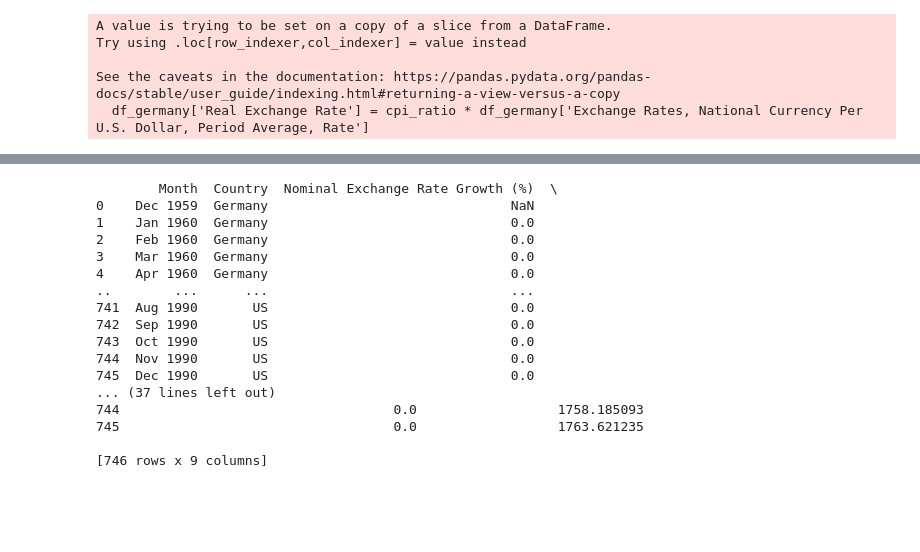
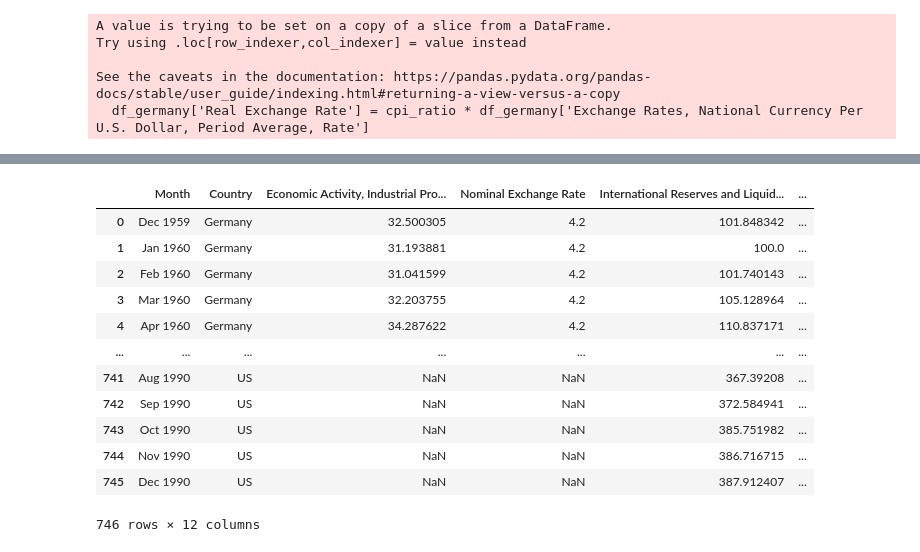
Before and after one commit to EC1B1-Macro-Project/Germany_Coursework, a Jupyter notebook: code /NB01-cleaning.ipynb, the cells around one changed output, grey strips where cells are left out. Cells and saved outputs as stored; diff of their text form; code cells hidden in the pictures; blank space fills up the shorter version.

```diff
--- a/code /NB01-cleaning.ipynb
+++ b/code /NB01-cleaning.ipynb
@@ -124,3 +129,41 @@ merged_df['International Reserves Index'] = (merged_df['International Reserves a
+# %%
+# Find the base value of international reserves for January 1960 separately for Germany & US
+germany_base_reserves = merged_df.loc[
+    (merged_df["Country"] == "Germany") & (merged_df["Month"] == "Jan 1960"),
+    "International Reserves and Liquidity, Reserves, Official Reserve Assets, US Dollar"
+].values[0]
+
+us_base_reserves = merged_df.loc[
+    (merged_df["Country"] == "US") & (merged_df["Month"] == "Jan 1960"),
+    "International Reserves and Liquidity, Reserves, Official Reserve Assets, US Dollar"
+].values[0]
+
+# Compute the International Reserves Index for Germany
+merged_df.loc[merged_df["Country"] == "Germany", "International Reserves and Liquidity, Reserves, Official Reserve Assets, US Dollar"] = (
+    merged_df.loc[merged_df["Country"] == "Germany", "International Reserves and Liquidity, Reserves, Official Reserve Assets, US Dollar"] / germany_base_reserves * 100
+)
+
+# Compute the International Reserves Index for the US
+merged_df.loc[merged_df["Country"] == "US", "International Reserves and Liquidity, Reserves, Official Reserve Assets, US Dollar"] = (
+    merged_df.loc[merged_df["Country"] == "US", "International Reserves and Liquidity, Reserves, Official Reserve Assets, US Dollar"] / us_base_reserves * 100
+)
+
+# Display first few rows to verify
+merged_df
+# %% [output]
+|  | Month | Country | Economic Activity, Industrial Pro... | Nominal Exchange Rate | International Reserves and Liquid... | ... |
+| 0 | Dec 1959 | Germany | 32.500305 | 4.2 | 101.848342 | ... |
+| 1 | Jan 1960 | Germany | 31.193881 | 4.2 | 100.0 | ... |
+| 2 | Feb 1960 | Germany | 31.041599 | 4.2 | 101.740143 | ... |
+| 3 | Mar 1960 | Germany | 32.203755 | 4.2 | 105.128964 | ... |
+| 4 | Apr 1960 | Germany | 34.287622 | 4.2 | 110.837171 | ... |
+| ... | ... | ... | ... | ... | ... | ... |
+| 741 | Aug 1990 | US | NaN | NaN | 367.39208 | ... |
+| 742 | Sep 1990 | US | NaN | NaN | 372.584941 | ... |
+| 743 | Oct 1990 | US | NaN | NaN | 385.751982 | ... |
+| 744 | Nov 1990 | US | NaN | NaN | 386.716715 | ... |
+| 745 | Dec 1990 | US | NaN | NaN | 387.912407 | ... |
+746 rows × 12 columns
 # %%
 # List of columns to drop
 columns_to_drop = [
@@ -133,33 +176,6 @@ columns_to_drop = [
 
 # Drop the columns from the DataFrame
 merged_df = merged_df.drop(columns=columns_to_drop, errors='ignore')
-# %%
-import pandas as pd
-
-# Set display options to limit the number of rows and columns shown
-pd.set_option('display.max_rows', 20)
-pd.set_option('display.max_columns', 20)
-
-# Now, when you print the DataFrame, it will be limited to the specified number of rows and columns
-print(merged_df)
-# %% [output]
-        Month  Country  Nominal Exchange Rate Growth (%)  \
-0    Dec 1959  Germany                               NaN
-1    Jan 1960  Germany                               0.0
-2    Feb 1960  Germany                               0.0
-3    Mar 1960  Germany                               0.0
-4    Apr 1960  Germany                               0.0
-..        ...      ...                               ...
-741  Aug 1990       US                               0.0
-742  Sep 1990       US                               0.0
-743  Oct 1990       US                               0.0
-744  Nov 1990       US                               0.0
-745  Dec 1990       US                               0.0
-... (37 lines left out)
-744                                   0.0                  1758.185093
-745                                   0.0                  1763.621235
-
-[746 rows x 9 columns]
 # %%
 merged_df
 # %% [output]
```
Also changed, not shown: parts of 19 cells of this notebook.
